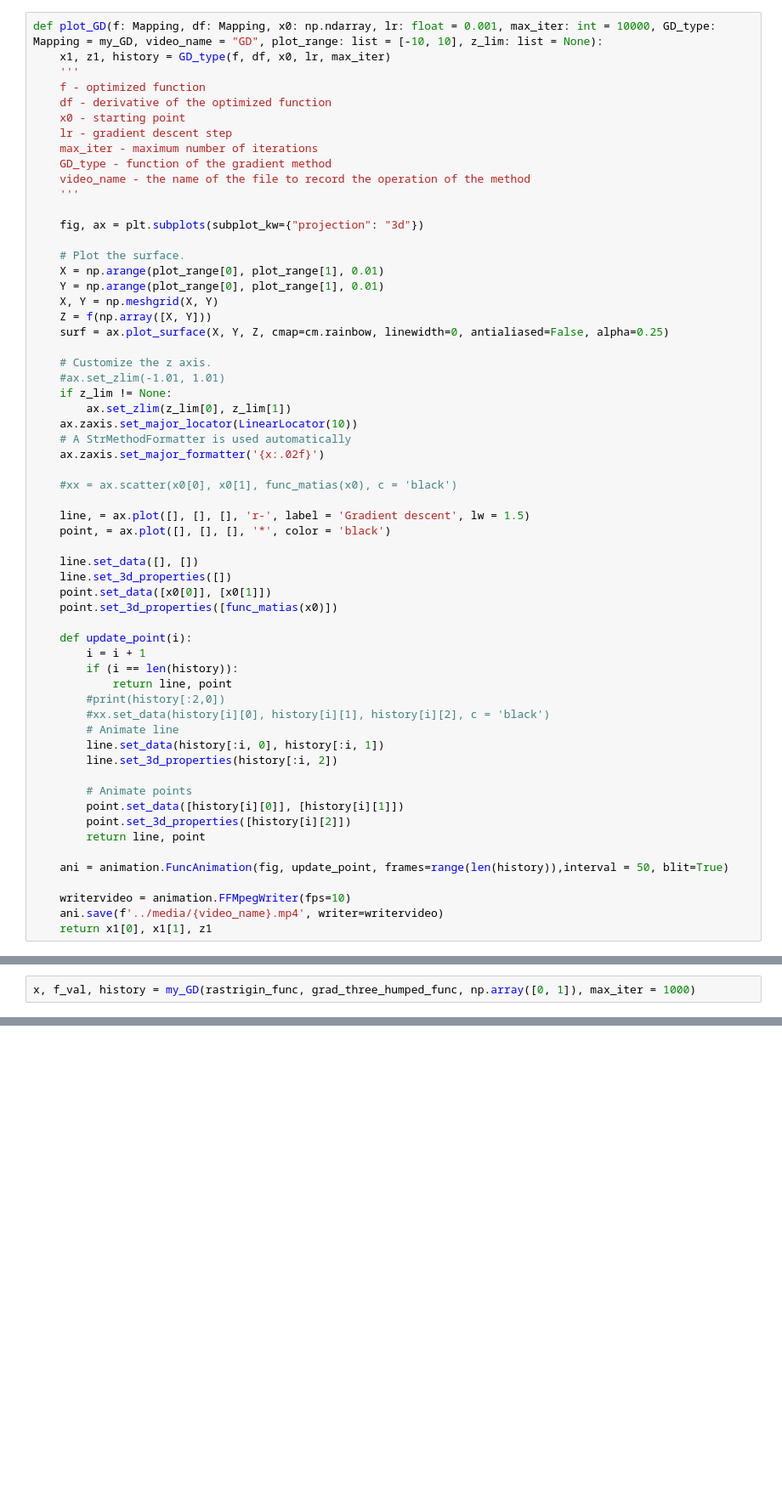
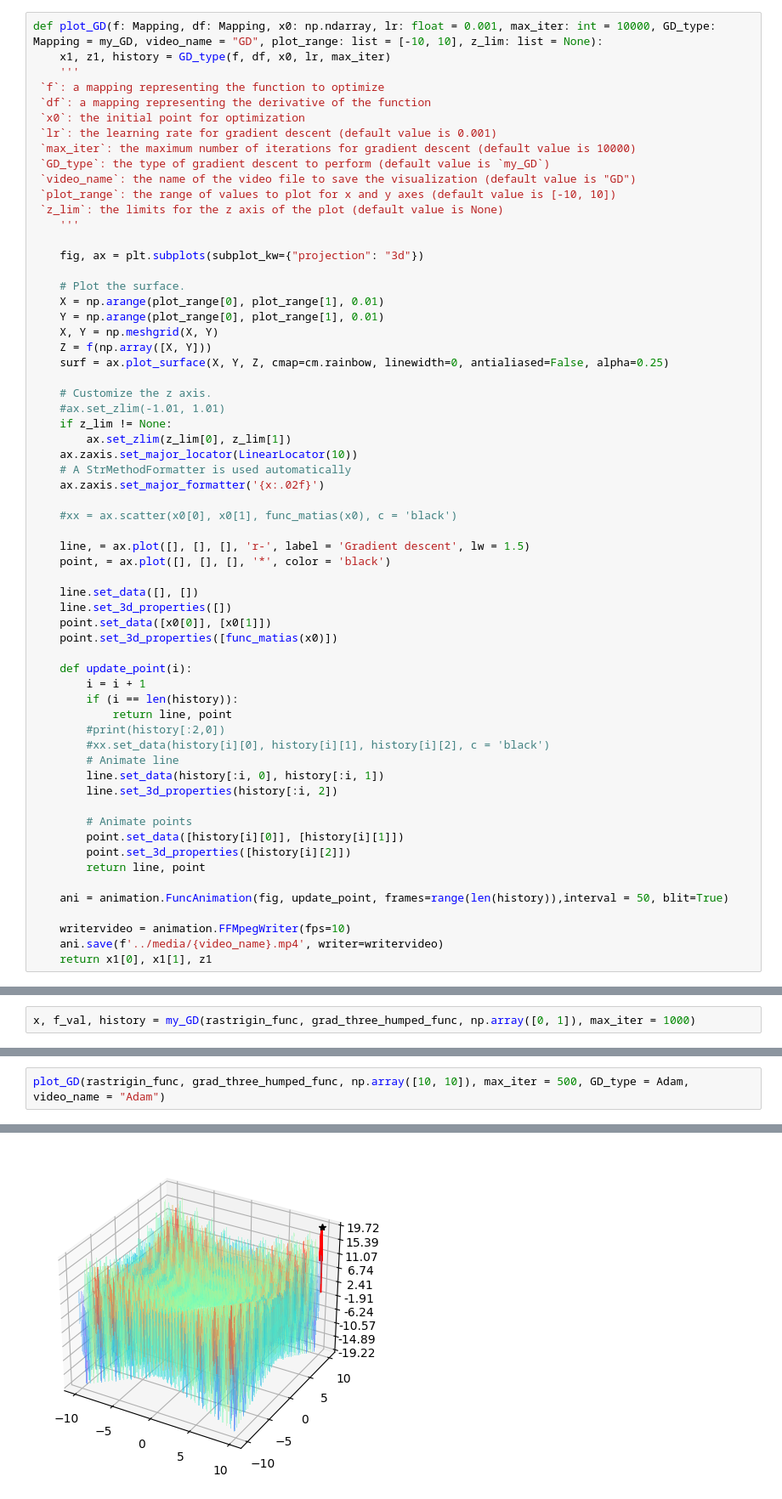
Before and after one commit to EugIva/ProzorovEI109m_labsML, a Jupyter notebook: ML_labs/1_semestr/1lab_1/ProzorovEI109_ML_1sem_1lab.ipynb, the cells around one changed output, grey strips where cells are left out. Shown: that part at 85% size. Drawn from its saved outputs; the diff is of its cells as text; blank space fills up the shorter version.

```diff
--- a/ML_labs/1_semestr/1lab_1/ProzorovEI109_ML_1sem_1lab.ipynb
+++ b/ML_labs/1_semestr/1lab_1/ProzorovEI109_ML_1sem_1lab.ipynb
@@ -127,13 +135,15 @@ def my_GD(f: Mapping, df: Mapping, x0: np.ndarray, lr: float = 0.001, max_iter:
 def plot_GD(f: Mapping, df: Mapping, x0: np.ndarray, lr: float = 0.001, max_iter: int = 10000, GD_type: Mapping = my_GD, video_name = "GD", plot_range: list = [-10, 10], z_lim: list = None):
     x1, z1, history = GD_type(f, df, x0, lr, max_iter)
     '''
-    f - optimized function
-    df - derivative of the optimized function
-    x0 - starting point
-    lr - gradient descent step
-    max_iter - maximum number of iterations
-    GD_type - function of the gradient method
-    video_name - the name of the file to record the operation of the method
+ `f`: a mapping representing the function to optimize
+ `df`: a mapping representing the derivative of the function
+ `x0`: the initial point for optimization
+ `lr`: the learning rate for gradient descent (default value is 0.001)
+ `max_iter`: the maximum number of iterations for gradient descent (default value is 10000)
+ `GD_type`: the type of gradient descent to perform (default value is `my_GD`)
+ `video_name`: the name of the video file to save the visualization (default value is "GD")
+ `plot_range`: the range of values to plot for x and y axes (default value is [-10, 10])
+ `z_lim`: the limits for the z axis of the plot (default value is None)
     '''
 
     fig, ax = plt.subplots(subplot_kw={"projection": "3d"})
@@ -245,0 +382,3 @@ CalledProcessError: ignored
+# %%
+plot_GD(rastrigin_func, grad_three_humped_func, np.array([10, 10]), max_iter = 500, GD_type = Adam, video_name = "Adam")
+# %% [output]
@@ -245,0 +386 @@ CalledProcessError: ignored
+[figure, added]
```
Also changed, not shown: parts of 16 cells of this notebook.
